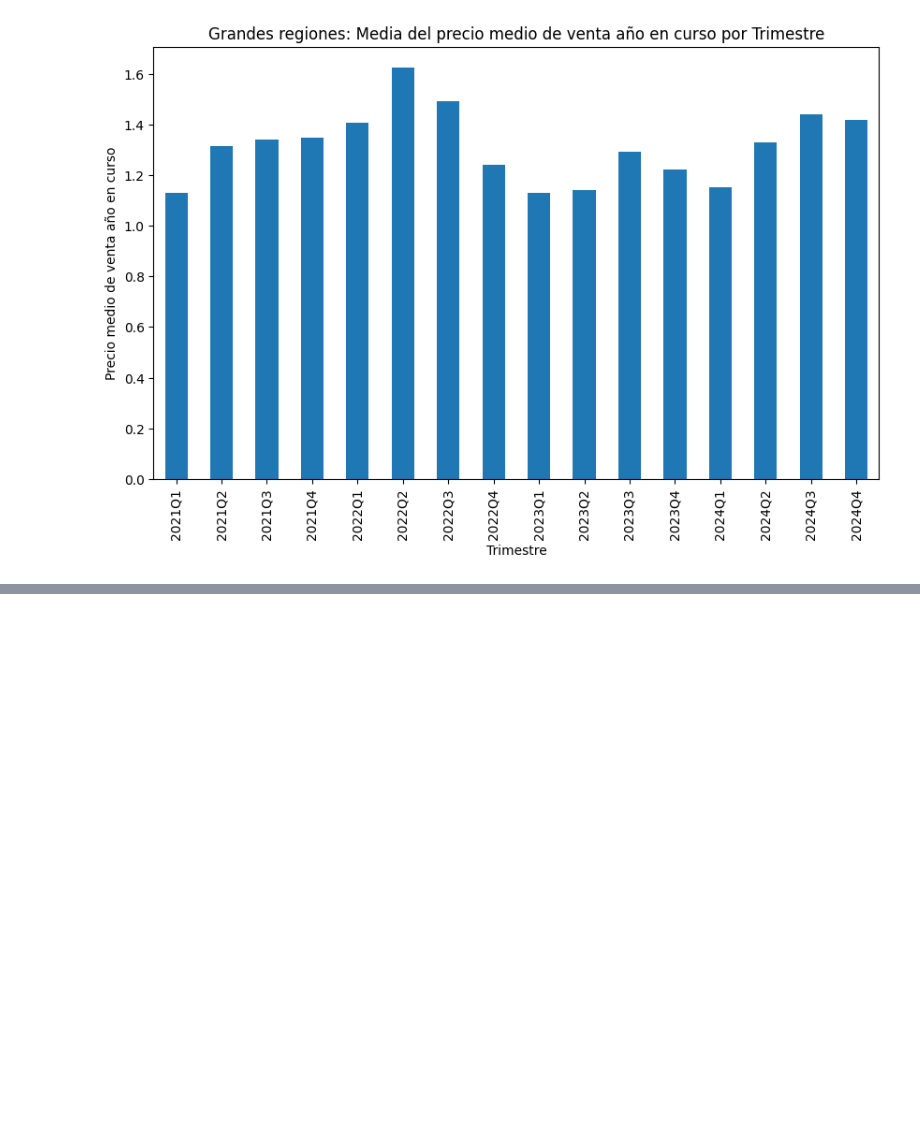
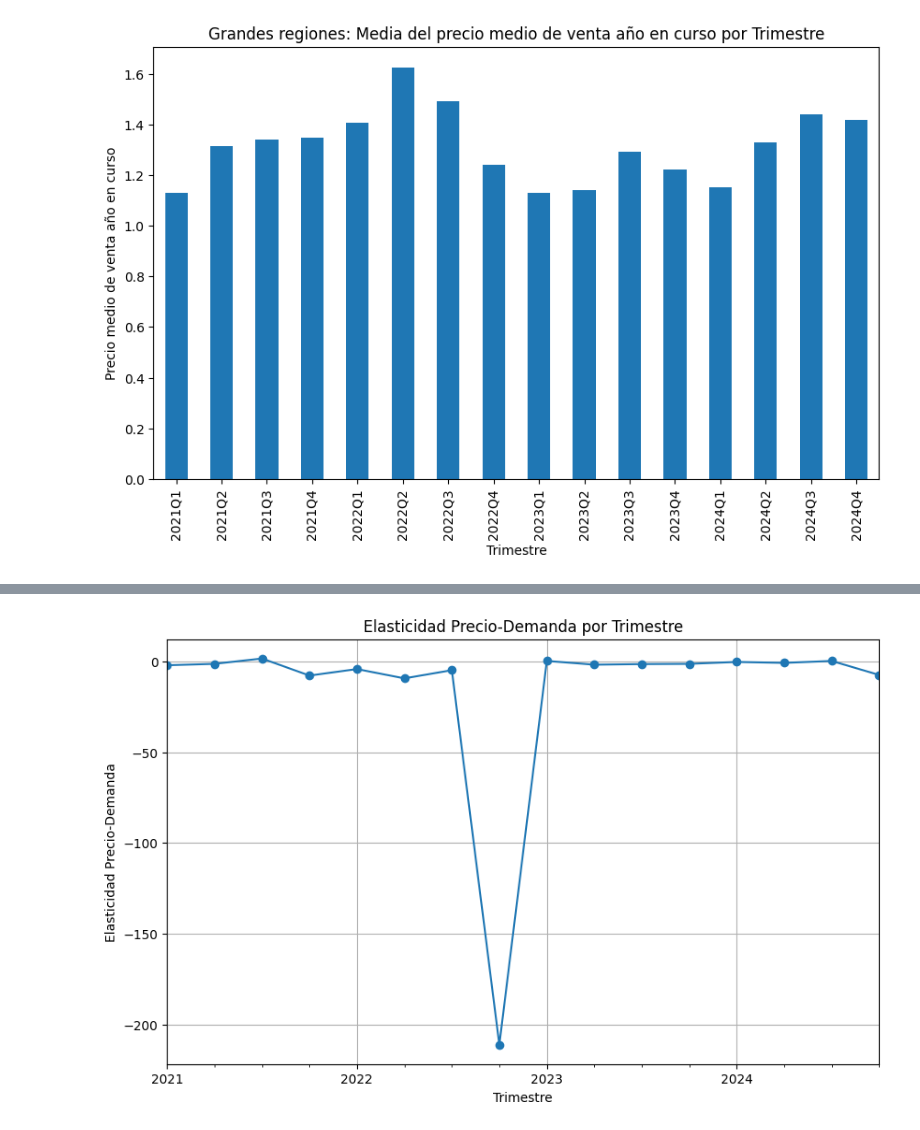
Before and after one commit to arboldeku/Avocado-2.0, a Jupyter notebook: code/exploracion_datos.ipynb, the cells around one changed output, grey strips where cells are left out. Drawn from its saved outputs; the diff is of its cells as text; code cells hidden in the pictures; blank space fills up the shorter version.

```diff
--- a/code/exploracion_datos.ipynb
+++ b/code/exploracion_datos.ipynb
@@ -249,0 +300,5 @@ plt.show()
+# %%
+# Sort the DataFrame by "Current Year Week Ending", "Geography", and "Type"
+filtered_df_greaterregions = filtered_df_greaterregions.sort_values(by=['Current Year Week Ending', 'Geography', 'Type'])
+
+filtered_df_greaterregions.head()
@@ -249,0 +312,27 @@ plt.show()
+# %%
+# Group by "Current Year Week Ending" and calculate the mean of "Total Bulk and Bags Units" and "ASP Current Year"
+weekly_mean = filtered_df_greaterregions.groupby('Current Year Week Ending')[['Total Bulk and Bags Units', 'ASP Current Year']].mean()
+
+# Calculate the percentage change for Total Bulk and Bags Units and ASP Current Year
+weekly_mean['Pct_Change_Units'] = weekly_mean['Total Bulk and Bags Units'].pct_change()
+weekly_mean['Pct_Change_Price'] = weekly_mean['ASP Current Year'].pct_change()
+
+# Calculate the price elasticity of demand
+weekly_mean['Elasticity'] = weekly_mean['Pct_Change_Units'] / weekly_mean['Pct_Change_Price']
+
+# Add a Quarter column
+weekly_mean['Quarter'] = weekly_mean.index.to_period('Q')
+
+# Group by Quarter and calculate the mean elasticity
+quarterly_elasticity = weekly_mean.groupby('Quarter')['Elasticity'].mean()
+
+# Plot the elasticity by quarter
+plt.figure(figsize=(10, 6))
+quarterly_elasticity.plot(kind='line', marker='o')
+plt.xlabel('Trimestre')
+plt.ylabel('Elasticidad Precio-Demanda')
+plt.title('Elasticidad Precio-Demanda por Trimestre')
+plt.grid(True)
+plt.show()
+# %% [output]
+[figure, added]
```
Also changed, not shown: parts of 5 cells of this notebook, 1 other file.
